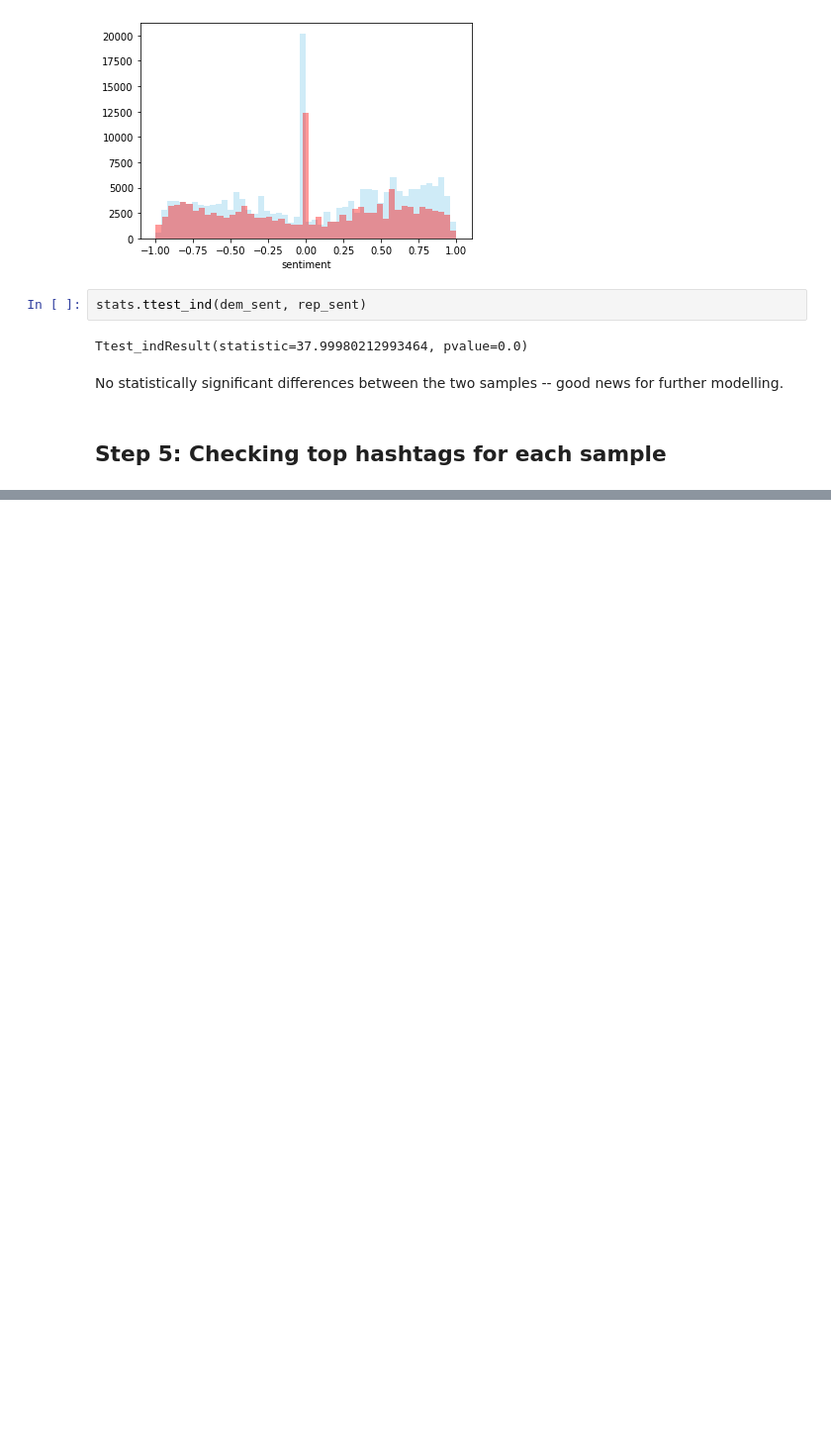
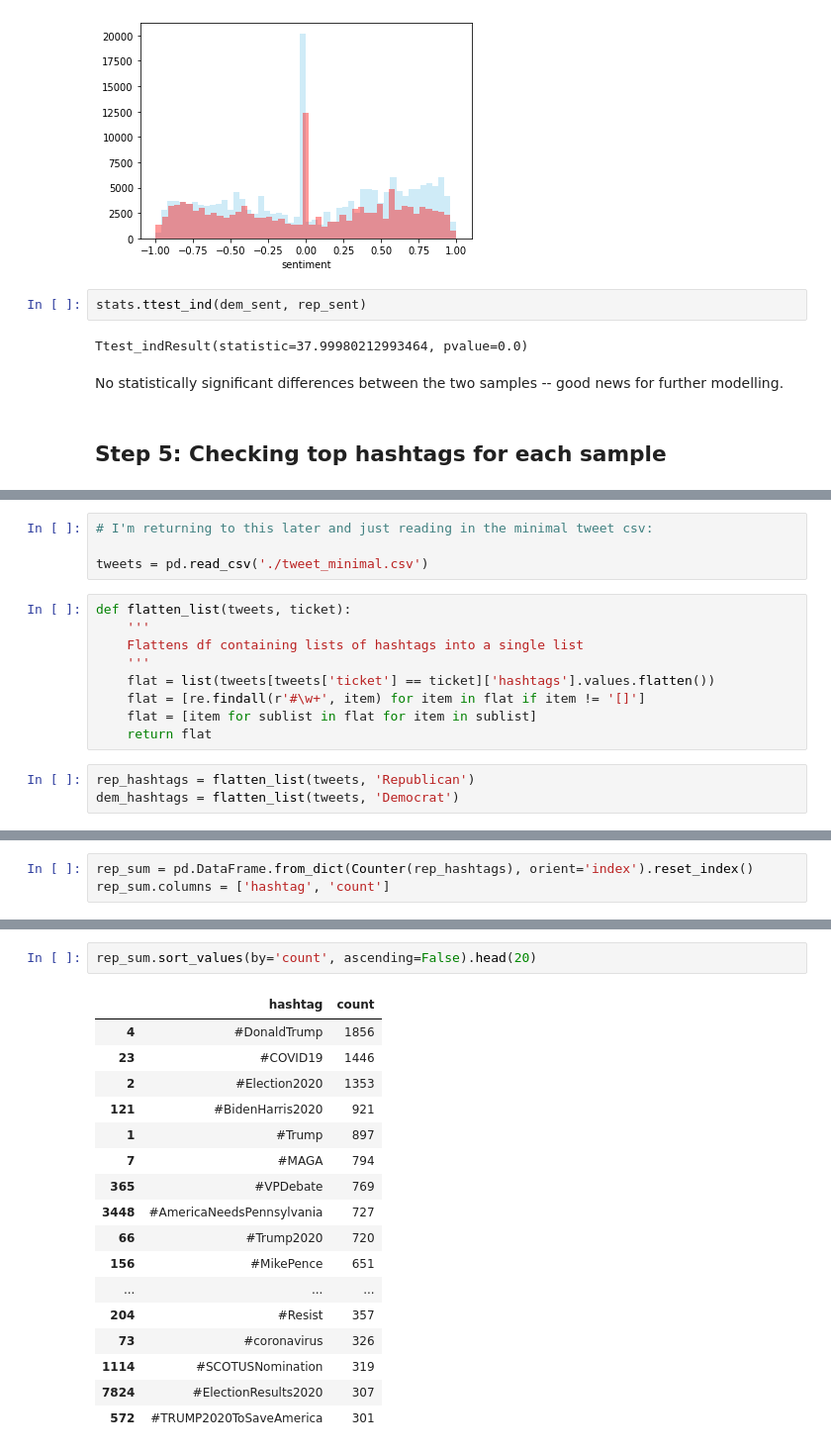
Before and after one commit to lara-ehr/spaCy-explorers, a Jupyter notebook: election-tweet-classification/election_tweet_eda.ipynb, the cells around one changed output, grey strips where cells are left out. Shown at 99% size. Drawn from its saved outputs; the diff is of its cells as text; blank space fills up the shorter version.

Commit message:
hashtag counting part one

```diff
--- a/election-tweet-classification/election_tweet_eda.ipynb
+++ b/election-tweet-classification/election_tweet_eda.ipynb
@@ -206,0 +217,16 @@ No statistically significant differences between the two samples -- good news fo
+# %%
+# I'm returning to this later and just reading in the minimal tweet csv:
+
+tweets = pd.read_csv('./tweet_minimal.csv')
+# %%
+def flatten_list(tweets, ticket):
+    '''
+    Flattens df containing lists of hashtags into a single list
+    '''
+    flat = list(tweets[tweets['ticket'] == ticket]['hashtags'].values.flatten())
+    flat = [re.findall(r'#\w+', item) for item in flat if item != '[]']
+    flat = [item for sublist in flat for item in sublist]
+    return flat
+# %%
+rep_hashtags = flatten_list(tweets, 'Republican')
+dem_hashtags = flatten_list(tweets, 'Democrat')
@@ -206,0 +246,3 @@ No statistically significant differences between the two samples -- good news fo
+# %%
+rep_sum = pd.DataFrame.from_dict(Counter(rep_hashtags), orient='index').reset_index()
+rep_sum.columns = ['hashtag', 'count']
@@ -206,0 +263,20 @@ No statistically significant differences between the two samples -- good news fo
+# %%
+rep_sum.sort_values(by='count', ascending=False).head(20)
+# %% [output]
+|  | hashtag | count |
+| 4 | #DonaldTrump | 1856 |
+| 23 | #COVID19 | 1446 |
+| 2 | #Election2020 | 1353 |
+| 121 | #BidenHarris2020 | 921 |
+| 1 | #Trump | 897 |
+| 7 | #MAGA | 794 |
+| 365 | #VPDebate | 769 |
+| 3448 | #AmericaNeedsPennsylvania | 727 |
+| 66 | #Trump2020 | 720 |
+| 156 | #MikePence | 651 |
+| ... | ... | ... |
+| 204 | #Resist | 357 |
+| 73 | #coronavirus | 326 |
+| 1114 | #SCOTUSNomination | 319 |
+| 7824 | #ElectionResults2020 | 307 |
+| 572 | #TRUMP2020ToSaveAmerica | 301 |
```
Also changed, not shown: parts of 6 cells of this notebook.
